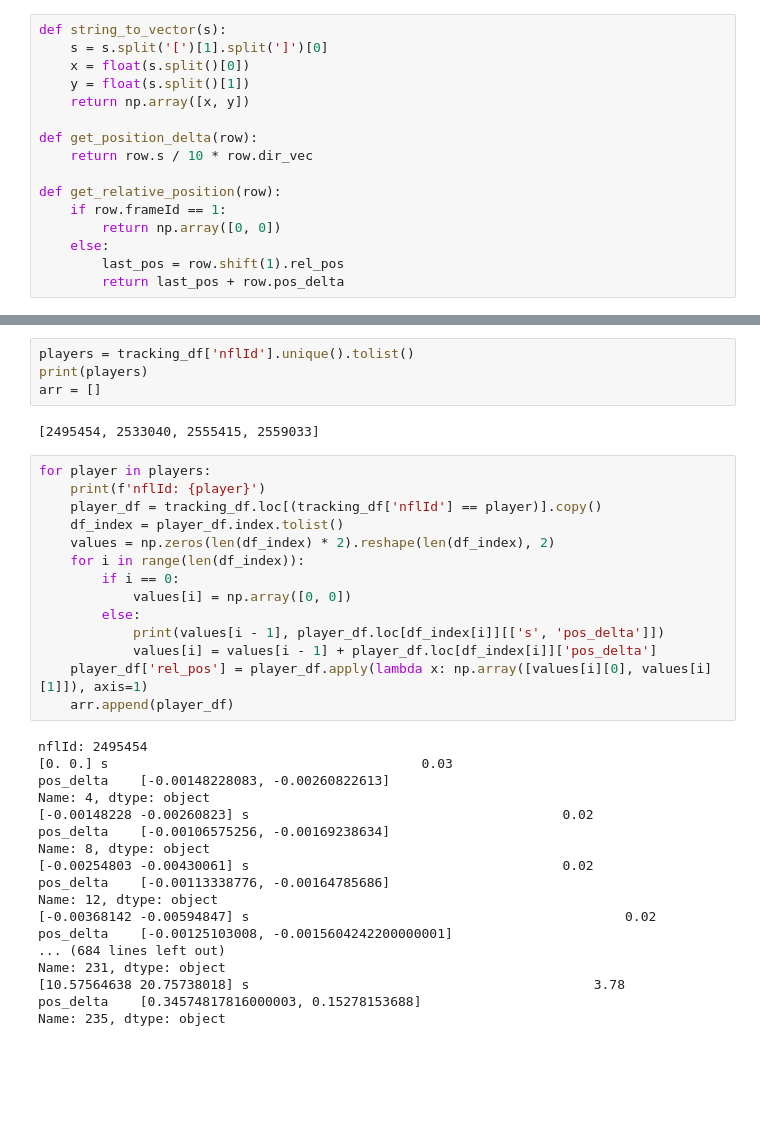
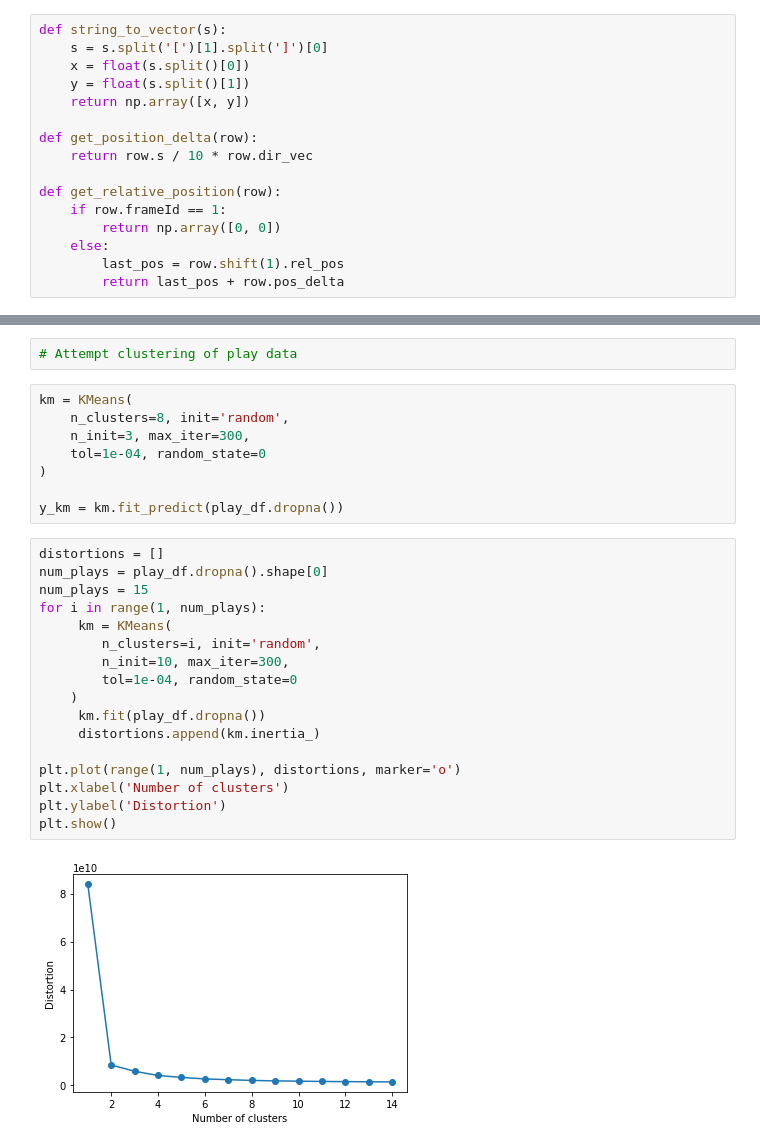
Before and after one commit to sskett/cosc301, a Jupyter notebook: testing.ipynb, the cells around one changed output, grey strips where cells are left out. Cells and saved outputs as stored; diff of their text form; blank space fills up the shorter version.

Commit message:
testing in notebook, hierarchical clusterings, kmeans and plots of clusters

```diff
--- a/testing.ipynb
+++ b/testing.ipynb
@@ -73,38 +72,29 @@ tracking_df.head()
-# %%
-players = tracking_df['nflId'].unique().tolist()
-print(players)
-arr = []
-# %% [output]
-[2495454, 2533040, 2555415, 2559033]
-# %%
-for player in players:
-    print(f'nflId: {player}')
-    player_df = tracking_df.loc[(tracking_df['nflId'] == player)].copy()
-    df_index = player_df.index.tolist()
-    values = np.zeros(len(df_index) * 2).reshape(len(df_index), 2)
-    for i in range(len(df_index)):
-        if i == 0:
-            values[i] = np.array([0, 0])
-        else:
-            print(values[i - 1], player_df.loc[df_index[i]][['s', 'pos_delta']])
-            values[i] = values[i - 1] + player_df.loc[df_index[i]]['pos_delta']
-    player_df['rel_pos'] = player_df.apply(lambda x: np.array([values[i][0], values[i][1]]), axis=1)
-    arr.append(player_df)
-# %% [output]
-nflId: 2495454
-[0. 0.] s                                        0.03
-pos_delta    [-0.00148228083, -0.00260822613]
-Name: 4, dtype: object
-[-0.00148228 -0.00260823] s                                        0.02
-pos_delta    [-0.00106575256, -0.00169238634]
-Name: 8, dtype: object
-[-0.00254803 -0.00430061] s                                        0.02
-pos_delta    [-0.00113338776, -0.00164785686]
-Name: 12, dtype: object
-[-0.00368142 -0.00594847] s                                                0.02
-pos_delta    [-0.00125103008, -0.0015604242200000001]
-... (684 lines left out)
-Name: 231, dtype: object
-[10.57564638 20.75738018] s                                            3.78
-pos_delta    [0.34574817816000003, 0.15278153688]
-Name: 235, dtype: object
+# %%
+# Attempt clustering of play data
+# %%
+km = KMeans(
+    n_clusters=8, init='random',
+    n_init=3, max_iter=300,
+    tol=1e-04, random_state=0
+)
+
+y_km = km.fit_predict(play_df.dropna())
+# %%
+distortions = []
+num_plays = play_df.dropna().shape[0]
+num_plays = 15
+for i in range(1, num_plays):
+     km = KMeans(
+        n_clusters=i, init='random',
+        n_init=10, max_iter=300,
+        tol=1e-04, random_state=0
+    )
+     km.fit(play_df.dropna())
+     distortions.append(km.inertia_)
+
+plt.plot(range(1, num_plays), distortions, marker='o')
+plt.xlabel('Number of clusters')
+plt.ylabel('Distortion')
+plt.show()
+# %% [output]
+[figure, added]
```
Also changed, not shown: parts of 25 cells of this notebook, 5 other files.
